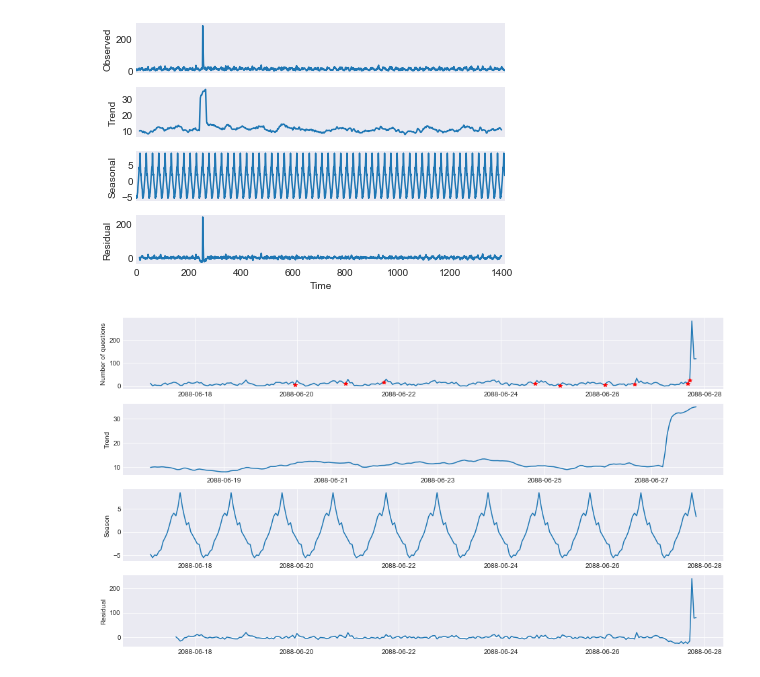
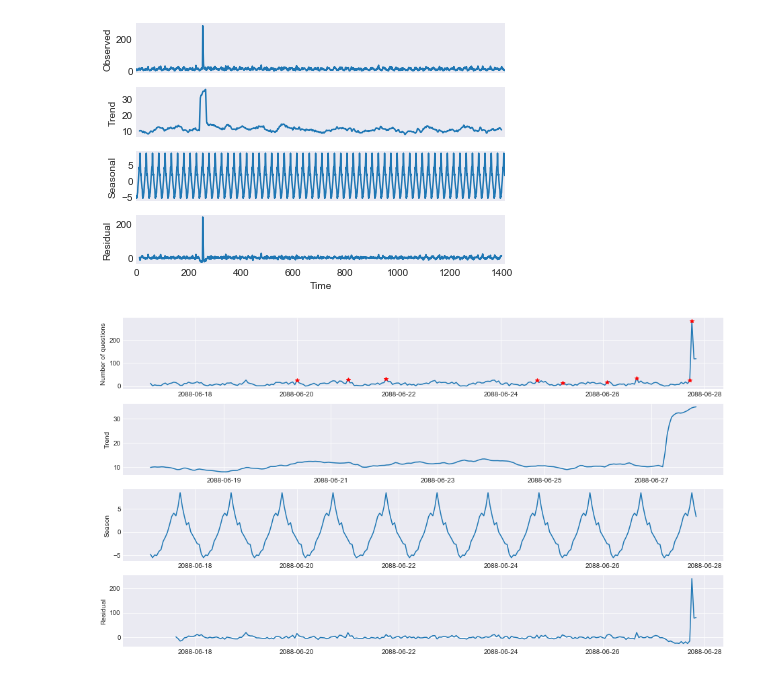
Before and after one commit to HackFactory/TELE2Hack, a Jupyter notebook: anomaly_detection.ipynb, the cells around one changed output. Saved outputs shown, nothing was run; the diff lists cells and outputs as text; code cells hidden in the pictures.

```diff
--- a/anomaly_detection.ipynb
+++ b/anomaly_detection.ipynb
@@ -138,30 +138,32 @@ date_time = data_time['To.queue.time'][:n_steps]
 # %%
 plt.figure(figsize=(16,9))
 plt.title(topic_to_check)
 
 # simple approach to detect anomaly
-diff_values = np.diff(series_to_show)
+diff_values = np.diff(series_to_show, n=1)
 ind_anomaly = diff_values>10
+ind_anomaly = np.where(ind_anomaly)[0]
+ind_anomaly = ind_anomaly + 1
 
 ax1 = plt.subplot(411)
 ax1.plot(date_time, series_to_show)
-ax1.plot(date_time[np.where(ind_anomaly)[0]], series_to_show[np.where(ind_anomaly)[0]], '*r')
+ax1.plot(date_time[ind_anomaly], series_to_show[ind_anomaly], '*r')
 ax1.set_ylabel('Number of questions')
 ax1.grid()
 
 ax2 = plt.subplot(412)
 ax2.plot(date_time, trend)
 ax2.set_ylabel('Trend')
 ax2.grid()
 
 ax3 = plt.subplot(413, sharex=ax1)
 ax3.plot(date_time, season)
 ax3.set_ylabel('Season')
 ax3.grid()
 
 ax4 = plt.subplot(414, sharex=ax1)
 ax4.plot(date_time, resid)
 ax4.set_ylabel('Residual')
 ax4.grid()
 # %% [output]
-[figure, old version]
+[figure, new version]
```
